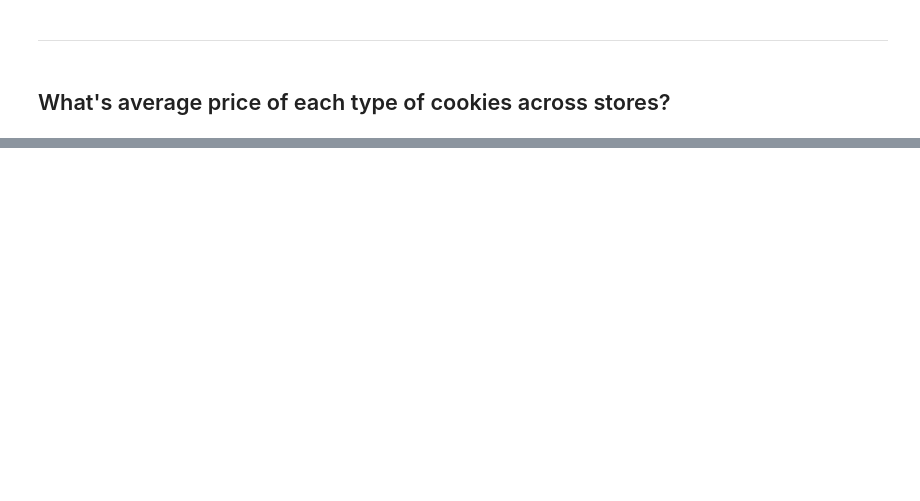
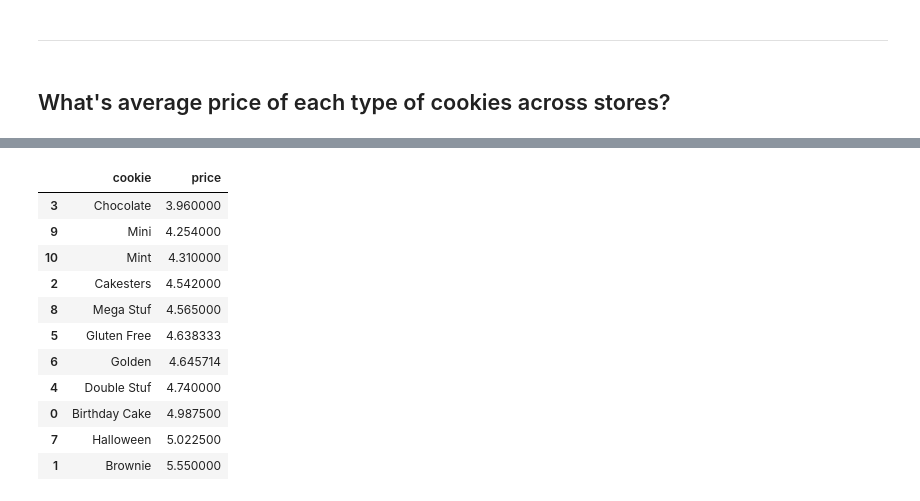
Before and after one commit to m3redithw/data-science-visualizations, a Jupyter notebook: OreoCookies/oreo_cookies.ipynb, the cells around one changed output, grey strips where cells are left out. Saved outputs shown, nothing was run; the diff lists cells and outputs as text; code cells hidden in the pictures; blank space fills up the shorter version.

```diff
--- a/OreoCookies/oreo_cookies.ipynb
+++ b/OreoCookies/oreo_cookies.ipynb
@@ -78,0 +85,15 @@ df.groupby('cookie').price.describe()
+# %%
+price.sort_values('price')
+# %% [output]
+|  | cookie | price |
+| 3 | Chocolate | 3.960000 |
+| 9 | Mini | 4.254000 |
+| 10 | Mint | 4.310000 |
+| 2 | Cakesters | 4.542000 |
+| 8 | Mega Stuf | 4.565000 |
+| 5 | Gluten Free | 4.638333 |
+| 6 | Golden | 4.645714 |
+| 4 | Double Stuf | 4.740000 |
+| 0 | Birthday Cake | 4.987500 |
+| 7 | Halloween | 5.022500 |
+| 1 | Brownie | 5.550000 |
```
Also changed, not shown: parts of 8 cells of this notebook.
